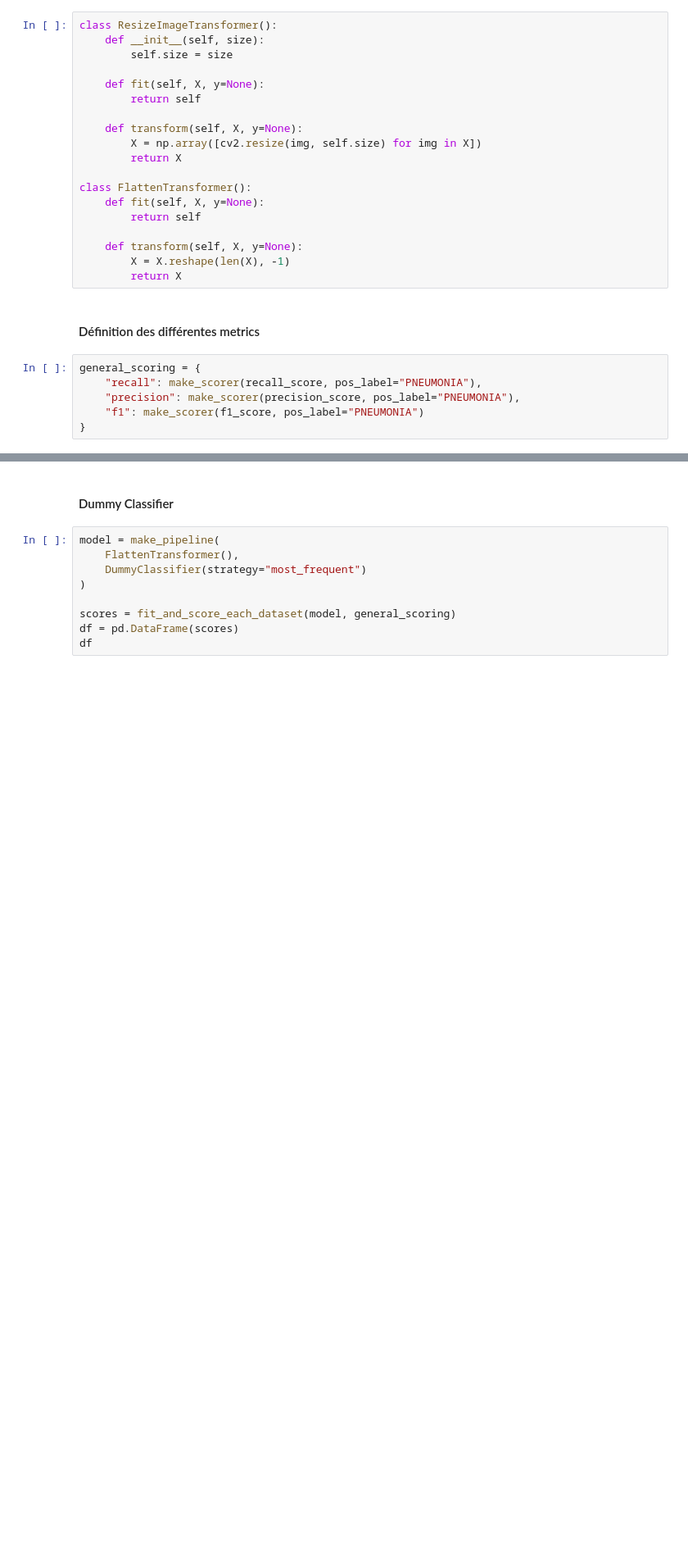
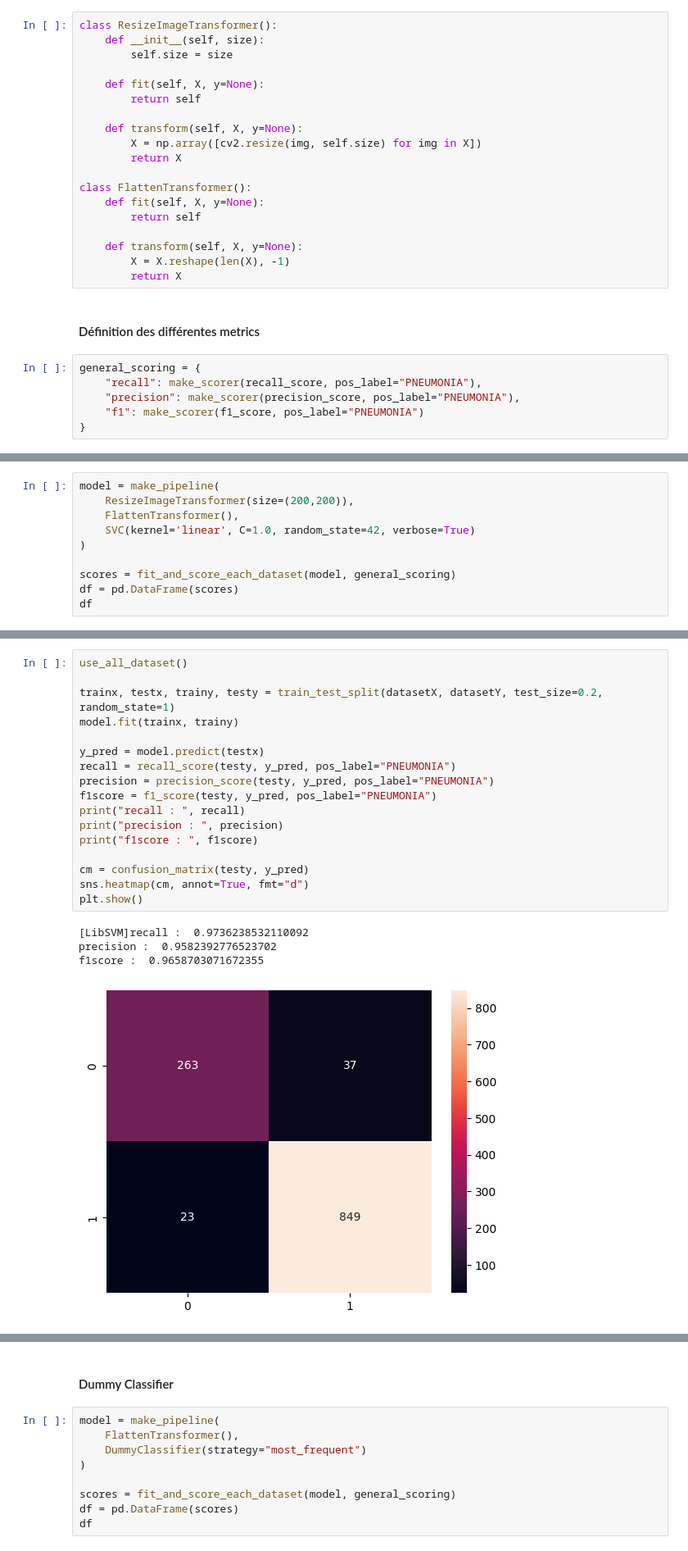
Before and after one commit to VeneziaFanny/zoidberg, a Jupyter notebook: DEV_810_XRay_Data_processing (2).ipynb, the cells around one changed output, grey strips where cells are left out. Shown at 82% size. Cells and saved outputs as stored; diff of their text form; blank space fills up the shorter version.

Commit message:
New model : SVC

```diff
--- a/DEV_810_XRay_Data_processing (2).ipynb
+++ b/DEV_810_XRay_Data_processing (2).ipynb
@@ -192,0 +197,10 @@ general_scoring = {
+# %%
+model = make_pipeline(
+    ResizeImageTransformer(size=(200,200)),
+    FlattenTransformer(),
+    SVC(kernel='linear', C=1.0, random_state=42, verbose=True)
+)
+
+scores = fit_and_score_each_dataset(model, general_scoring)
+df = pd.DataFrame(scores)
+df
@@ -192,0 +216,22 @@ general_scoring = {
+# %%
+use_all_dataset()
+
+trainx, testx, trainy, testy = train_test_split(datasetX, datasetY, test_size=0.2, random_state=1)
+model.fit(trainx, trainy)
+
+y_pred = model.predict(testx)
+recall = recall_score(testy, y_pred, pos_label="PNEUMONIA")
+precision = precision_score(testy, y_pred, pos_label="PNEUMONIA")
+f1score = f1_score(testy, y_pred, pos_label="PNEUMONIA")
+print("recall : ", recall)
+print("precision : ", precision)
+print("f1score : ", f1score)
+
+cm = confusion_matrix(testy, y_pred)
+sns.heatmap(cm, annot=True, fmt="d")
+plt.show()
+# %% [output]
+[LibSVM]recall :  0.9736238532110092
+precision :  0.9582392776523702
+f1score :  0.9658703071672355
+[figure, added]
```
Also changed, not shown: parts of 26 cells of this notebook, 3 other files.
